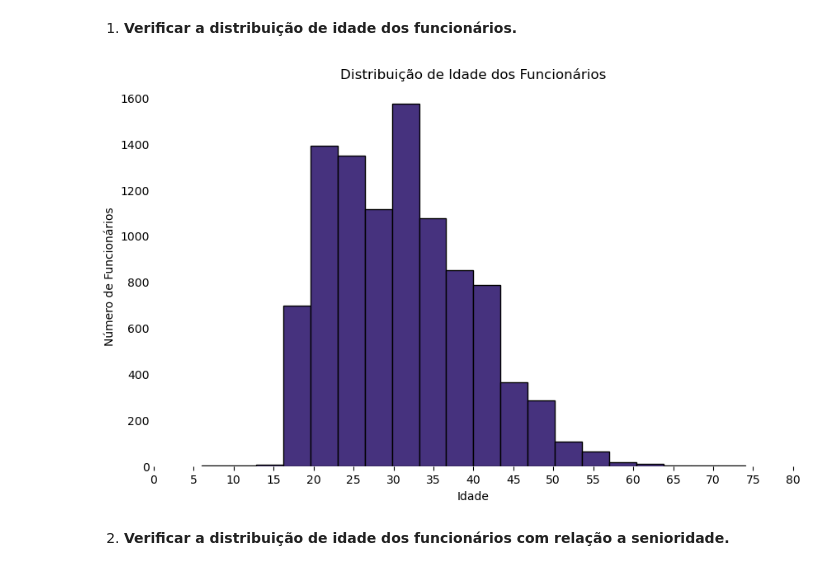
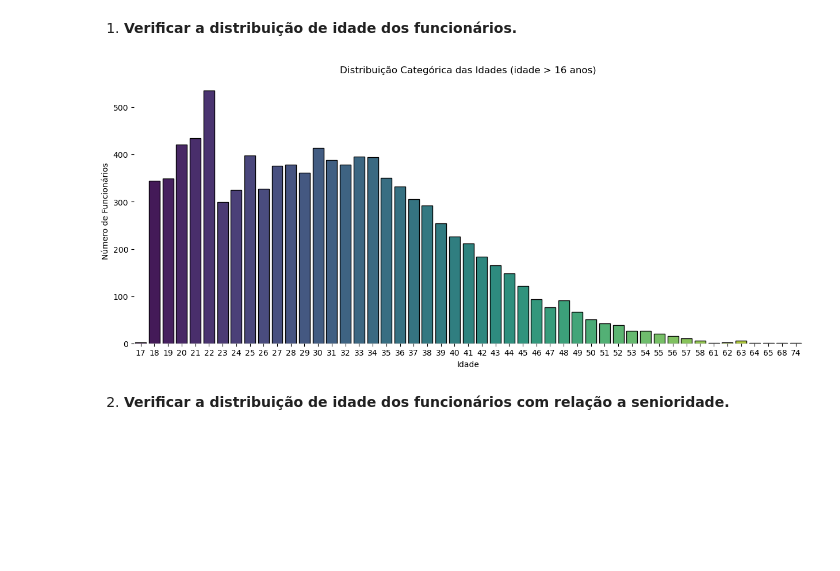
Before and after one commit to pedrolustosab/AdaHack-Dados, a Jupyter notebook: Análise Exploratória.ipynb, the cells around one changed output. Drawn from its saved outputs; the diff is of its cells as text; code cells hidden in the pictures; blank space fills up the shorter version.

```diff
--- a/Análise Exploratória.ipynb
+++ b/Análise Exploratória.ipynb
@@ -630,26 +630,24 @@ Em geral, a representatividade dos grupos se mateve com praticamente a mesma dis
 ### Análise de Idade e Faixa Etária
 # %% [markdown]
 1. **Verificar a distribuição de idade dos funcionários.**
-# %%
-# Definir a paleta de cores Viridian
-sns.set_palette("viridis")
-
-# Plotando o histograma da distribuição de idade
-plt.figure(figsize=(10, 6))
-plt.hist(df['Idade'], bins=20, edgecolor='black')
-plt.box(False) # removendo as bordas
-
-# Definindo os ticks do eixo x
-plt.xticks(range(0, 85, 5), labels=[str(i) for i in range(0, 85, 5)])
-
-plt.tick_params(axis='y', length=0) # removendo o tick (-) do eixo y
-
-plt.title('Distribuição de Idade dos Funcionários')
-plt.xlabel('Idade')
-plt.ylabel('Número de Funcionários')
-
-plt.show()
-# %% [output]
-[figure, removed]
+# %%
+# Filtrar o DataFrame para incluir apenas idades maiores que 16 anos
+df_idade_maior_que_16 = df[df['Idade'] > 16]
+
+# Definir a paleta de cores Viridian
+sns.set_palette("viridis")
+
+# Plotar o gráfico de barras
+plt.figure(figsize=(15, 6))
+sns.countplot(data=df_idade_maior_que_16, x='Idade', palette='viridis', edgecolor='black')
+plt.box(False)  # Remover as bordas
+plt.xticks(rotation=0)  # Rotacionar os rótulos do eixo x para melhor visualização
+plt.xlabel('Idade')
+plt.ylabel('Número de Funcionários')
+plt.title('Distribuição Categórica das Idades (idade > 16 anos)')
+
+plt.show()
+# %% [output]
+[figure, added]
 # %% [markdown]
 2. **Verificar a distribuição de idade dos funcionários com relação a senioridade.**
```
Also changed, not shown: parts of 7 cells of this notebook, 1 other file.
